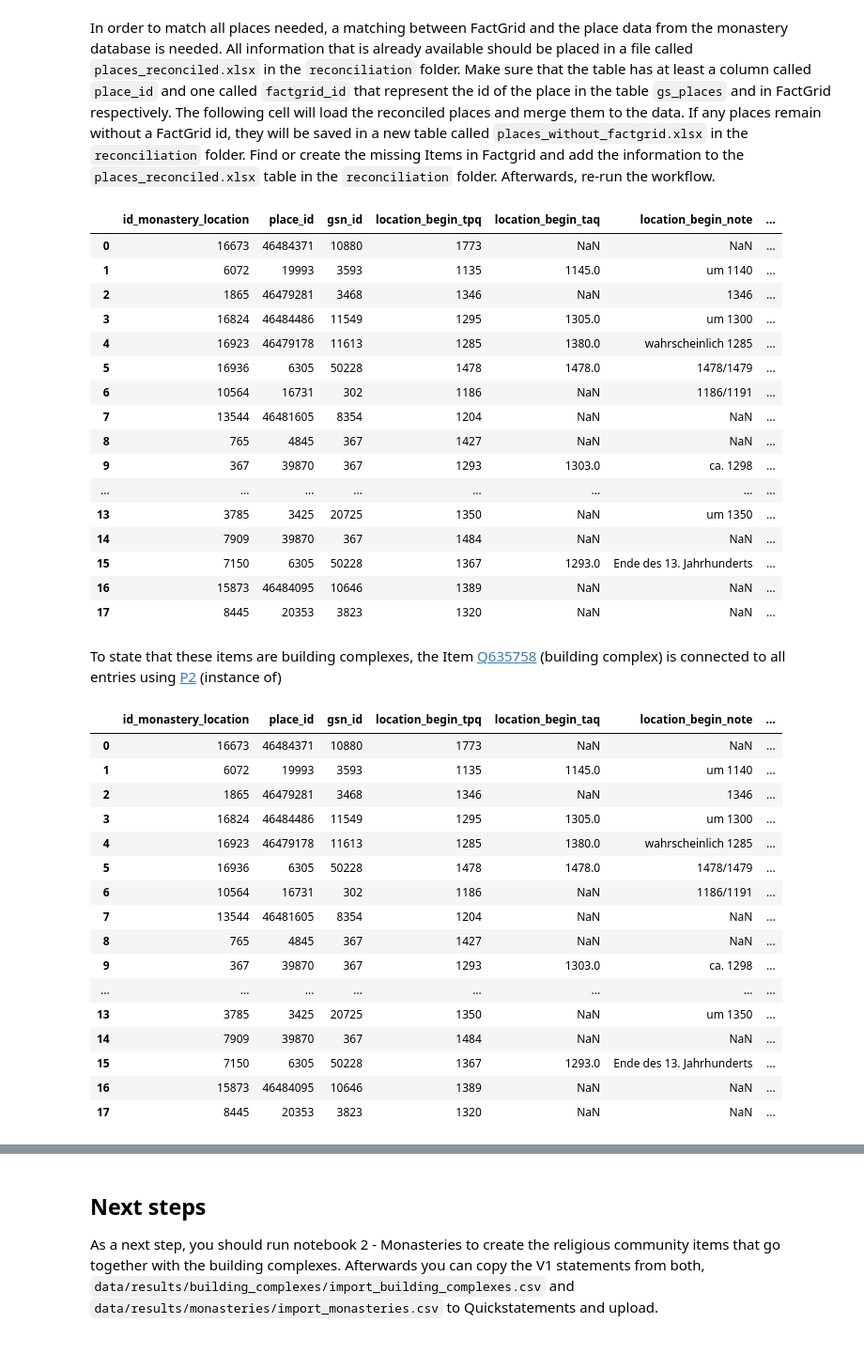
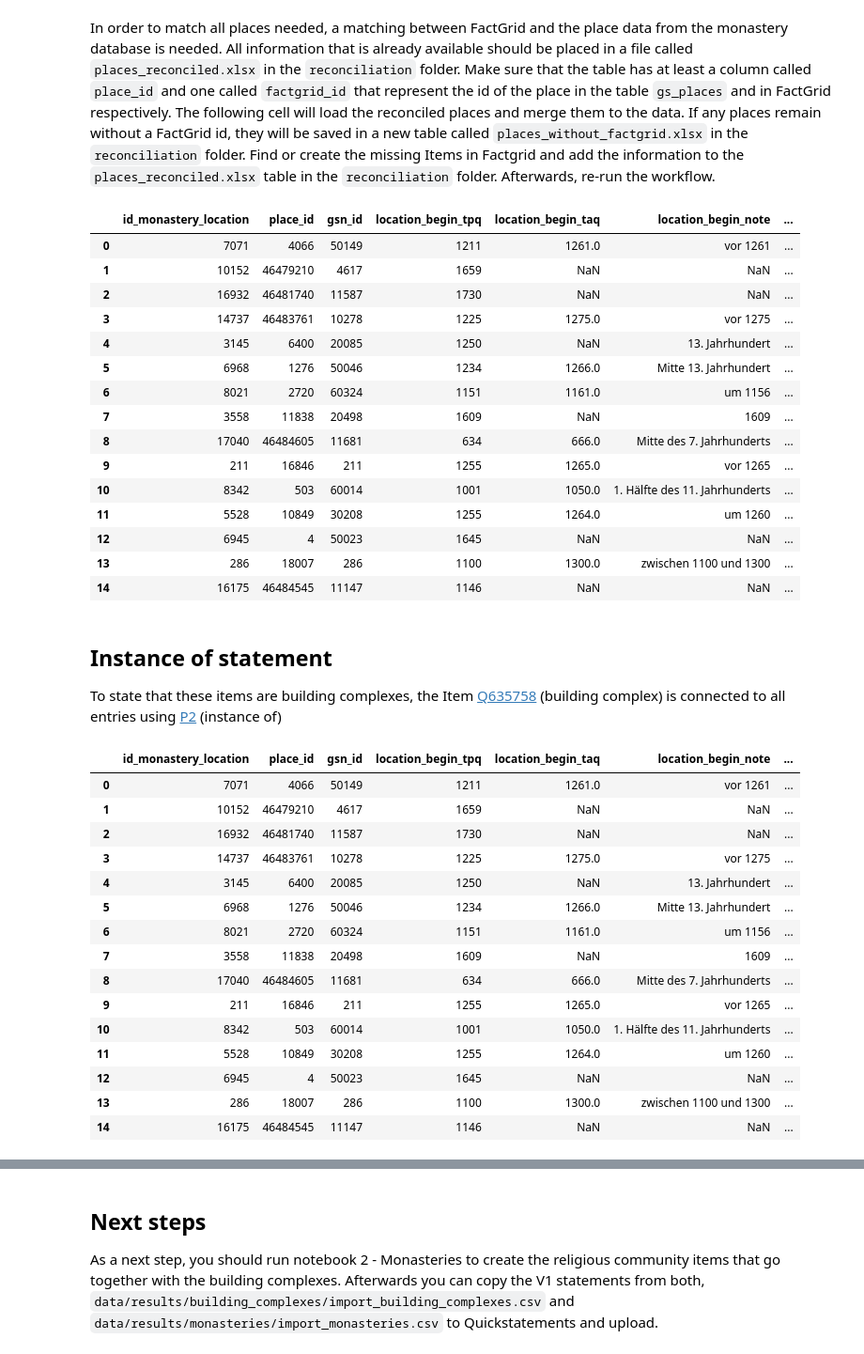
Before and after one commit to Germania-Sacra/DomVoc, a Jupyter notebook: 1 - Building Complexes.ipynb, the cells around one changed output, grey strips where cells are left out. Shown at 94% size. Cells and saved outputs as stored; diff of their text form; code cells hidden in the pictures.

```diff
--- a/1 - Building Complexes.ipynb
+++ b/1 - Building Complexes.ipynb
@@ -15,10 +17,9 @@ import csv
 First, the export files are loaded into [Dataframes](https://pandas.pydata.org/pandas-docs/stable/reference/api/pandas.DataFrame.html). The dataframes are stored in a dictionary with the keys being the filenames, for easier access.
 # %%
 # Load Access exports
-export_files = {}
-for export_file in os.listdir("data/exports_monasteryDB"):
-    if export_file.endswith("xlsx"):
-        export_files[export_file.split(".")[0]] = f"data/exports_monasteryDB/{export_file}"
+from helper_functions import load_files_from_folder
+
+export_files = load_files_from_folder("data/exports_monasteryDB", "xlsx")
 
 # Create dataframes for each table
 dataframes = {key: pd.read_excel(value) for key, value in export_files.items()}
@@ -222,54 +221,54 @@ In order to match all places needed, a matching between FactGrid and the place d
 # %%
 # 1. Load the reconciled places
 places_reconciled = pd.read_excel("data/reconciliation/places_reconciled.xlsx")[["place_id", "factgrid_id"]]
 # 2. Merge them to the table with prepared monasteries
 prepared_df = pd.merge(prepared_df, places_reconciled, how="left", on="place_id")
 prepared_df = prepared_df.rename(columns={"factgrid_id":"P83"})
 prepared_df
 # 3. Filter out missing FactGrid Items and store them in a separate table
 missing_factgrid_ids = prepared_df[prepared_df['P83'].isna()]
-missing_factgrid_ids.to_excel('data/results/monasteries_without_factGrid.xlsx')
+missing_factgrid_ids.to_excel('data/reconciliation/places_without_factGrid.xlsx')
 prepared_df = prepared_df.dropna(subset = 'P83')
 prepared_df
 # %% [output]
 |  | id_monastery_location | place_id | gsn_id | location_begin_tpq | location_begin_taq | location_begin_note | ... |
-| 0 | 16673 | 46484371 | 10880 | 1773 | NaN | NaN | ... |
-| 1 | 6072 | 19993 | 3593 | 1135 | 1145.0 | um 1140 | ... |
-| 2 | 1865 | 46479281 | 3468 | 1346 | NaN | 1346 | ... |
-| 3 | 16824 | 46484486 | 11549 | 1295 | 1305.0 | um 1300 | ... |
-| 4 | 16923 | 46479178 | 11613 | 1285 | 1380.0 | wahrscheinlich 1285 | ... |
-| 5 | 16936 | 6305 | 50228 | 1478 | 1478.0 | 1478/1479 | ... |
-| 6 | 10564 | 16731 | 302 | 1186 | NaN | 1186/1191 | ... |
-| 7 | 13544 | 46481605 | 8354 | 1204 | NaN | NaN | ... |
-| 8 | 765 | 4845 | 367 | 1427 | NaN | NaN | ... |
-| 9 | 367 | 39870 | 367 | 1293 | 1303.0 | ca. 1298 | ... |
-| ... | ... | ... | ... | ... | ... | ... | ... |
-| 13 | 3785 | 3425 | 20725 | 1350 | NaN | um 1350 | ... |
-| 14 | 7909 | 39870 | 367 | 1484 | NaN | NaN | ... |
-| 15 | 7150 | 6305 | 50228 | 1367 | 1293.0 | Ende des 13. Jahrhunderts | ... |
-| 16 | 15873 | 46484095 | 10646 | 1389 | NaN | NaN | ... |
-| 17 | 8445 | 20353 | 3823 | 1320 | NaN | NaN | ... |
+| 0 | 7071 | 4066 | 50149 | 1211 | 1261.0 | vor 1261 | ... |
+| 1 | 10152 | 46479210 | 4617 | 1659 | NaN | NaN | ... |
+| 2 | 16932 | 46481740 | 11587 | 1730 | NaN | NaN | ... |
+| 3 | 14737 | 46483761 | 10278 | 1225 | 1275.0 | vor 1275 | ... |
+| 4 | 3145 | 6400 | 20085 | 1250 | NaN | 13. Jahrhundert | ... |
+| 5 | 6968 | 1276 | 50046 | 1234 | 1266.0 | Mitte 13. Jahrhundert | ... |
+| 6 | 8021 | 2720 | 60324 | 1151 | 1161.0 | um 1156 | ... |
+| 7 | 3558 | 11838 | 20498 | 1609 | NaN | 1609 | ... |
+| 8 | 17040 | 46484605 | 11681 | 634 | 666.0 | Mitte des 7. Jahrhunderts | ... |
+| 9 | 211 | 16846 | 211 | 1255 | 1265.0 | vor 1265 | ... |
+| 10 | 8342 | 503 | 60014 | 1001 | 1050.0 | 1. Hälfte des 11. Jahrhunderts | ... |
+| 11 | 5528 | 10849 | 30208 | 1255 | 1264.0 | um 1260 | ... |
+| 12 | 6945 | 4 | 50023 | 1645 | NaN | NaN | ... |
+| 13 | 286 | 18007 | 286 | 1100 | 1300.0 | zwischen 1100 und 1300 | ... |
+| 14 | 16175 | 46484545 | 11147 | 1146 | NaN | NaN | ... |
 # %% [markdown]
+## Instance of statement
+
 To state that these items are building complexes, the Item [Q635758](https://database.factgrid.de/wiki/Item:Q635758) (building complex) is connected to all entries using [P2](https://database.factgrid.de/wiki/Property:P2) (instance of)
 # %%
 prepared_df["P2"] = "Q635758"
 prepared_df
 # %% [output]
 |  | id_monastery_location | place_id | gsn_id | location_begin_tpq | location_begin_taq | location_begin_note | ... |
-| 0 | 16673 | 46484371 | 10880 | 1773 | NaN | NaN | ... |
-| 1 | 6072 | 19993 | 3593 | 1135 | 1145.0 | um 1140 | ... |
-| 2 | 1865 | 46479281 | 3468 | 1346 | NaN | 1346 | ... |
-| 3 | 16824 | 46484486 | 11549 | 1295 | 1305.0 | um 1300 | ... |
-| 4 | 16923 | 46479178 | 11613 | 1285 | 1380.0 | wahrscheinlich 1285 | ... |
-| 5 | 16936 | 6305 | 50228 | 1478 | 1478.0 | 1478/1479 | ... |
-| 6 | 10564 | 16731 | 302 | 1186 | NaN | 1186/1191 | ... |
-| 7 | 13544 | 46481605 | 8354 | 1204 | NaN | NaN | ... |
-| 8 | 765 | 4845 | 367 | 1427 | NaN | NaN | ... |
-| 9 | 367 | 39870 | 367 | 1293 | 1303.0 | ca. 1298 | ... |
-| ... | ... | ... | ... | ... | ... | ... | ... |
-| 13 | 3785 | 3425 | 20725 | 1350 | NaN | um 1350 | ... |
-| 14 | 7909 | 39870 | 367 | 1484 | NaN | NaN | ... |
-| 15 | 7150 | 6305 | 50228 | 1367 | 1293.0 | Ende des 13. Jahrhunderts | ... |
-| 16 | 15873 | 46484095 | 10646 | 1389 | NaN | NaN | ... |
-| 17 | 8445 | 20353 | 3823 | 1320 | NaN | NaN | ... |
+| 0 | 7071 | 4066 | 50149 | 1211 | 1261.0 | vor 1261 | ... |
+| 1 | 10152 | 46479210 | 4617 | 1659 | NaN | NaN | ... |
+| 2 | 16932 | 46481740 | 11587 | 1730 | NaN | NaN | ... |
+| 3 | 14737 | 46483761 | 10278 | 1225 | 1275.0 | vor 1275 | ... |
+| 4 | 3145 | 6400 | 20085 | 1250 | NaN | 13. Jahrhundert | ... |
+| 5 | 6968 | 1276 | 50046 | 1234 | 1266.0 | Mitte 13. Jahrhundert | ... |
+| 6 | 8021 | 2720 | 60324 | 1151 | 1161.0 | um 1156 | ... |
+| 7 | 3558 | 11838 | 20498 | 1609 | NaN | 1609 | ... |
+| 8 | 17040 | 46484605 | 11681 | 634 | 666.0 | Mitte des 7. Jahrhunderts | ... |
+| 9 | 211 | 16846 | 211 | 1255 | 1265.0 | vor 1265 | ... |
+| 10 | 8342 | 503 | 60014 | 1001 | 1050.0 | 1. Hälfte des 11. Jahrhunderts | ... |
+| 11 | 5528 | 10849 | 30208 | 1255 | 1264.0 | um 1260 | ... |
+| 12 | 6945 | 4 | 50023 | 1645 | NaN | NaN | ... |
+| 13 | 286 | 18007 | 286 | 1100 | 1300.0 | zwischen 1100 und 1300 | ... |
+| 14 | 16175 | 46484545 | 11147 | 1146 | NaN | NaN | ... |
 # %% [markdown]
```
Also changed, not shown: parts of 20 cells of this notebook.
